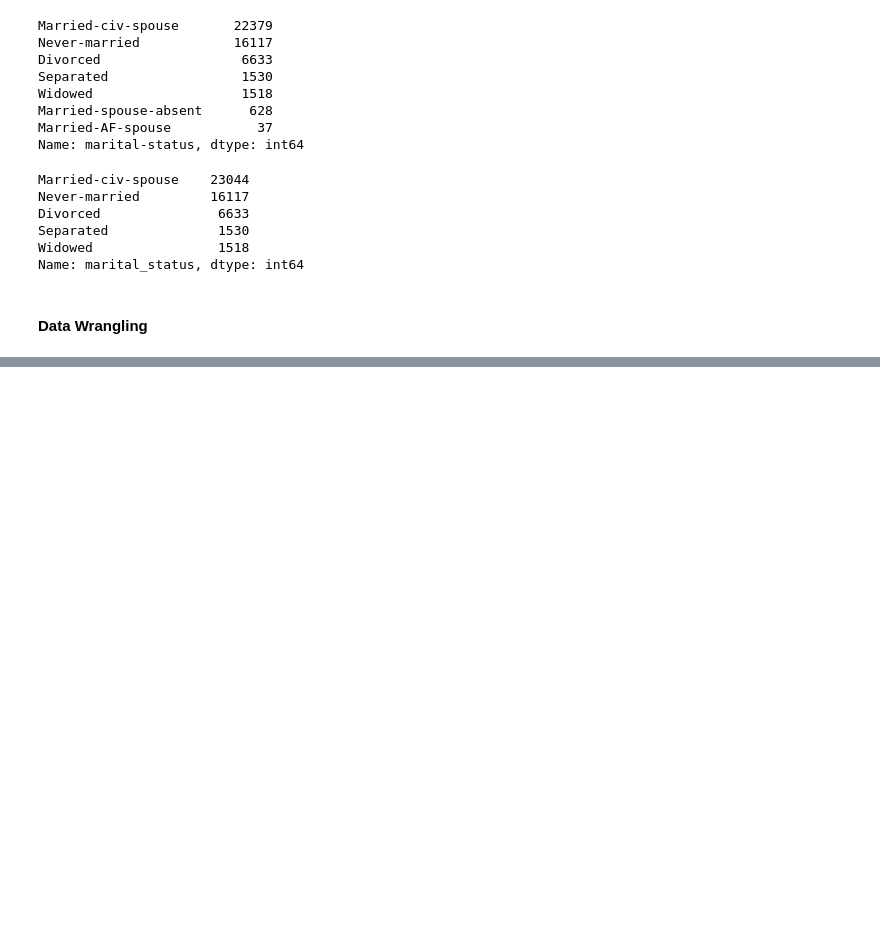
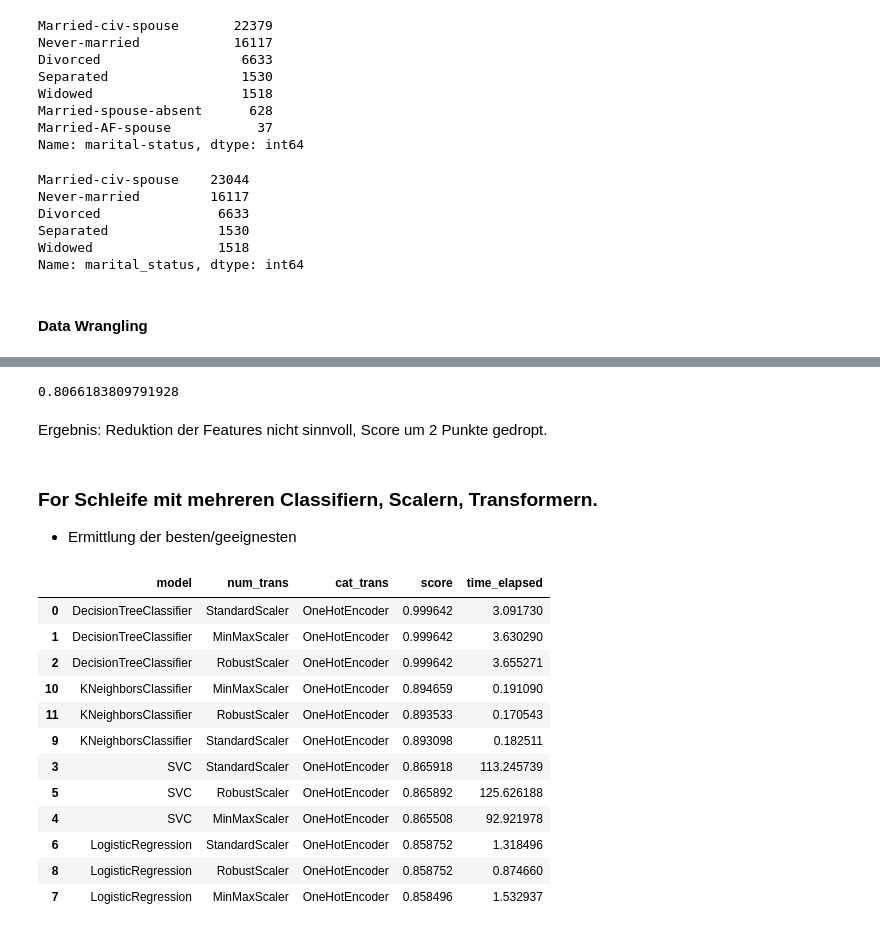
Before and after one commit to LennartRes/Abschlussarbeit, a Jupyter notebook: End-to-End_ML_Project.ipynb, the cells around one changed output, grey strips where cells are left out. Saved outputs shown, nothing was run; the diff lists cells and outputs as text; code cells hidden in the pictures; blank space fills up the shorter version.

```diff
--- a/End-to-End_ML_Project.ipynb
+++ b/End-to-End_ML_Project.ipynb
@@ -303,0 +616,12 @@ Name: marital_status, dtype: int64
+# %%
+pipeline_2.score(test_data[X], test_data[y])
+# %% [output]
+0.8066183809791928
+# %% [markdown]
+Ergebnis: Reduktion der Features nicht sinnvoll, Score um 2 Punkte gedropt.
+# %% [markdown]
+### For Schleife mit mehreren Classifiern, Scalern, Transformern.
++ Ermittlung der besten/geeignesten
+# %%
+scalers = [StandardScaler(), MinMaxScaler(), RobustScaler()]
+cat_transformers = [OneHotEncoder()]
@@ -303,0 +635,56 @@ Name: marital_status, dtype: int64
+# %%
+# 1. Erstelle Df um Ergebnisse zu storen
+models_df = pd.DataFrame()
+
+# 2. Pipeline Prep
+Pipeline_Cl = Pipeline(steps = [
+    ('preprocessor', preprocessor),
+    ('classifier',  None)
+])
+
+# 3. For Schleife per Model
+for model in classifiers:
+    for num_tr in scalers:
+        for cat_tr in cat_transformers:
+            #testen der models und num/cat transformers
+            Pipeline_Cl_params = {
+                'preprocessor__numerical__num_trans': num_tr,
+                'preprocessor__categorical__cat_trans': cat_tr,
+                'classifier': model
+            }
+            Pipeline_Cl.set_params(**Pipeline_Cl_params)
+
+            #check performnce und fit
+            start_time = time.time()
+            fit = Pipeline_Cl.fit(test_data[X], test_data[y])
+            end_time = time.time()
+            score = Pipeline_Cl.score(test_data[X], test_data[y])
+
+            parameter_dict = {
+                            'model': model.__class__.__name__,
+                            'num_trans': num_tr.__class__.__name__,
+                            'cat_trans': cat_tr.__class__.__name__,
+                            'score': score,
+                            'time_elapsed': end_time - start_time
+
+            }
+
+            models_df = models_df.append(pd.DataFrame(parameter_dict, index=[0]))
+
+models_df.reset_index(drop=True, inplace=True)
+# %%
+models_df.sort_values('score', ascending=False)
+# %% [output]
+|  | model | num_trans | cat_trans | score | time_elapsed |
+| 0 | DecisionTreeClassifier | StandardScaler | OneHotEncoder | 0.999642 | 3.091730 |
+| 1 | DecisionTreeClassifier | MinMaxScaler | OneHotEncoder | 0.999642 | 3.630290 |
+| 2 | DecisionTreeClassifier | RobustScaler | OneHotEncoder | 0.999642 | 3.655271 |
+| 10 | KNeighborsClassifier | MinMaxScaler | OneHotEncoder | 0.894659 | 0.191090 |
+| 11 | KNeighborsClassifier | RobustScaler | OneHotEncoder | 0.893533 | 0.170543 |
+| 9 | KNeighborsClassifier | StandardScaler | OneHotEncoder | 0.893098 | 0.182511 |
+| 3 | SVC | StandardScaler | OneHotEncoder | 0.865918 | 113.245739 |
+| 5 | SVC | RobustScaler | OneHotEncoder | 0.865892 | 125.626188 |
+| 4 | SVC | MinMaxScaler | OneHotEncoder | 0.865508 | 92.921978 |
+| 6 | LogisticRegression | StandardScaler | OneHotEncoder | 0.858752 | 1.318496 |
+| 8 | LogisticRegression | RobustScaler | OneHotEncoder | 0.858752 | 0.874660 |
+| 7 | LogisticRegression | MinMaxScaler | OneHotEncoder | 0.858496 | 1.532937 |
```
Also changed, not shown: parts of 42 cells of this notebook.
